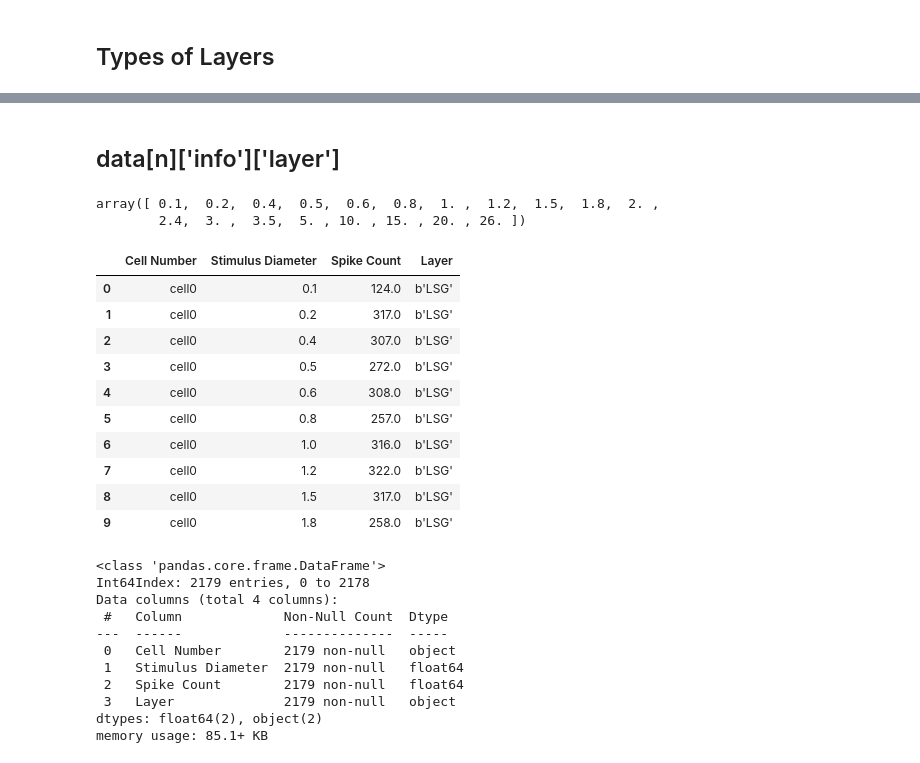
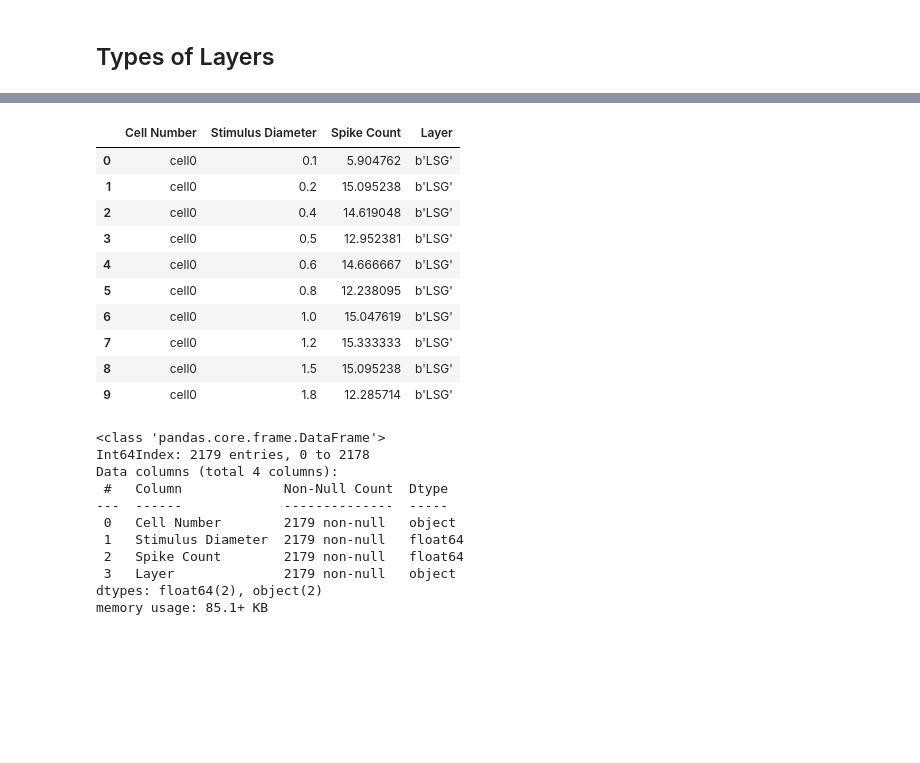
Before and after one commit to nurminenlab/realtime-analysis, a Jupyter notebook: trialdataDA.ipynb, the cells around one changed output, grey strips where cells are left out. Drawn from its saved outputs; the diff is of its cells as text; code cells hidden in the pictures; blank space fills up the shorter version.

```diff
--- a/trialdataDA.ipynb
+++ b/trialdataDA.ipynb
@@ -23,34 +20,27 @@ print(layerArray)
-# %% [markdown]
-## data[n]['info']['layer']
-# %%
-data[0]['info']['diam']
-# %% [output]
-array([ 0.1,  0.2,  0.4,  0.5,  0.6,  0.8,  1. ,  1.2,  1.5,  1.8,  2. ,
-        2.4,  3. ,  3.5,  5. , 10. , 15. , 20. , 26. ])
 # %%
 spike_count_arrays = []
 
 datadf = pd.DataFrame(columns=['Cell Number', 'Stimulus Diameter', 'Spike Count','Layer'])
 
 for i in data.keys():
-    spike_count_arrays = np.sum(np.sum(data[i][100.0]['spkR_NoL'][:,:,400:900],axis = 2),axis=0)
+    spike_count_arrays = np.mean(np.sum(data[i][100.0]['spkR_NoL'][:,:,400:900],axis = 2),axis=0)
     for l in range(len(data[i]['info']['diam'])):
         row = ['cell{}'.format(i),data[i]['info']['diam'][l],spike_count_arrays[l],data[i]['info']['layer']]
         datadf.loc[len(datadf)] = row
 
 datadf.head(10)
 # %% [output]
 |  | Cell Number | Stimulus Diameter | Spike Count | Layer |
-| 0 | cell0 | 0.1 | 124.0 | b'LSG' |
-| 1 | cell0 | 0.2 | 317.0 | b'LSG' |
-| 2 | cell0 | 0.4 | 307.0 | b'LSG' |
-| 3 | cell0 | 0.5 | 272.0 | b'LSG' |
-| 4 | cell0 | 0.6 | 308.0 | b'LSG' |
-| 5 | cell0 | 0.8 | 257.0 | b'LSG' |
-| 6 | cell0 | 1.0 | 316.0 | b'LSG' |
-| 7 | cell0 | 1.2 | 322.0 | b'LSG' |
-| 8 | cell0 | 1.5 | 317.0 | b'LSG' |
-| 9 | cell0 | 1.8 | 258.0 | b'LSG' |
+| 0 | cell0 | 0.1 | 5.904762 | b'LSG' |
+| 1 | cell0 | 0.2 | 15.095238 | b'LSG' |
+| 2 | cell0 | 0.4 | 14.619048 | b'LSG' |
+| 3 | cell0 | 0.5 | 12.952381 | b'LSG' |
+| 4 | cell0 | 0.6 | 14.666667 | b'LSG' |
+| 5 | cell0 | 0.8 | 12.238095 | b'LSG' |
+| 6 | cell0 | 1.0 | 15.047619 | b'LSG' |
+| 7 | cell0 | 1.2 | 15.333333 | b'LSG' |
+| 8 | cell0 | 1.5 | 15.095238 | b'LSG' |
+| 9 | cell0 | 1.8 | 12.285714 | b'LSG' |
 # %%
 datadf.info()
 # %% [output]
```
Also changed, not shown: parts of 15 cells of this notebook, 5 other files.
